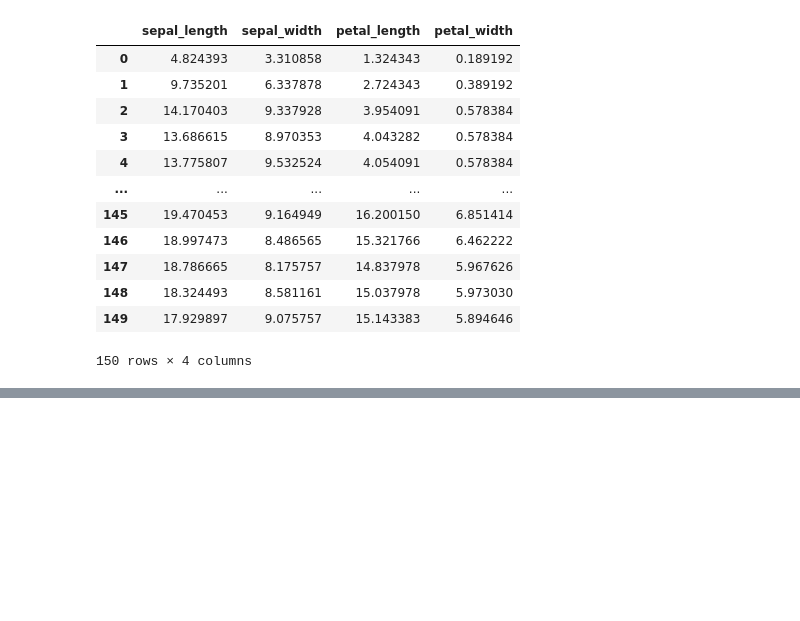
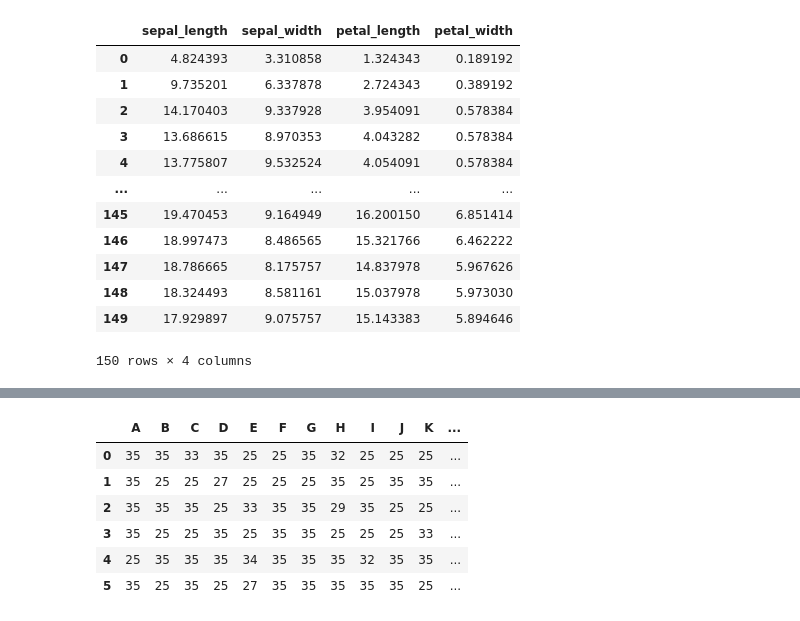
Before and after one commit to mirpouya/Basics-of-ML, a Jupyter notebook: Intermediate_Pandas.ipynb, the cells around one changed output, grey strips where cells are left out. Drawn from its saved outputs; the diff is of its cells as text; code cells hidden in the pictures; blank space fills up the shorter version.

```diff
--- a/Intermediate_Pandas.ipynb
+++ b/Intermediate_Pandas.ipynb
@@ -721,0 +773,10 @@ df.rolling(3, min_periods=1, win_type="gaussian").sum(std=3)
+# %%
+df.clip(25,35)
+# %% [output]
+|  | A | B | C | D | E | F | G | H | I | J | K | ... |
+| 0 | 35 | 35 | 33 | 35 | 25 | 25 | 35 | 32 | 25 | 25 | 25 | ... |
+| 1 | 35 | 25 | 25 | 27 | 25 | 25 | 25 | 35 | 25 | 35 | 35 | ... |
+| 2 | 35 | 35 | 35 | 25 | 33 | 35 | 35 | 29 | 35 | 25 | 25 | ... |
+| 3 | 35 | 25 | 25 | 35 | 25 | 35 | 35 | 25 | 25 | 25 | 33 | ... |
+| 4 | 25 | 35 | 35 | 35 | 34 | 35 | 35 | 35 | 32 | 35 | 35 | ... |
+| 5 | 35 | 25 | 35 | 25 | 27 | 35 | 35 | 35 | 35 | 35 | 25 | ... |
```
Also changed, not shown: parts of 11 cells of this notebook.
